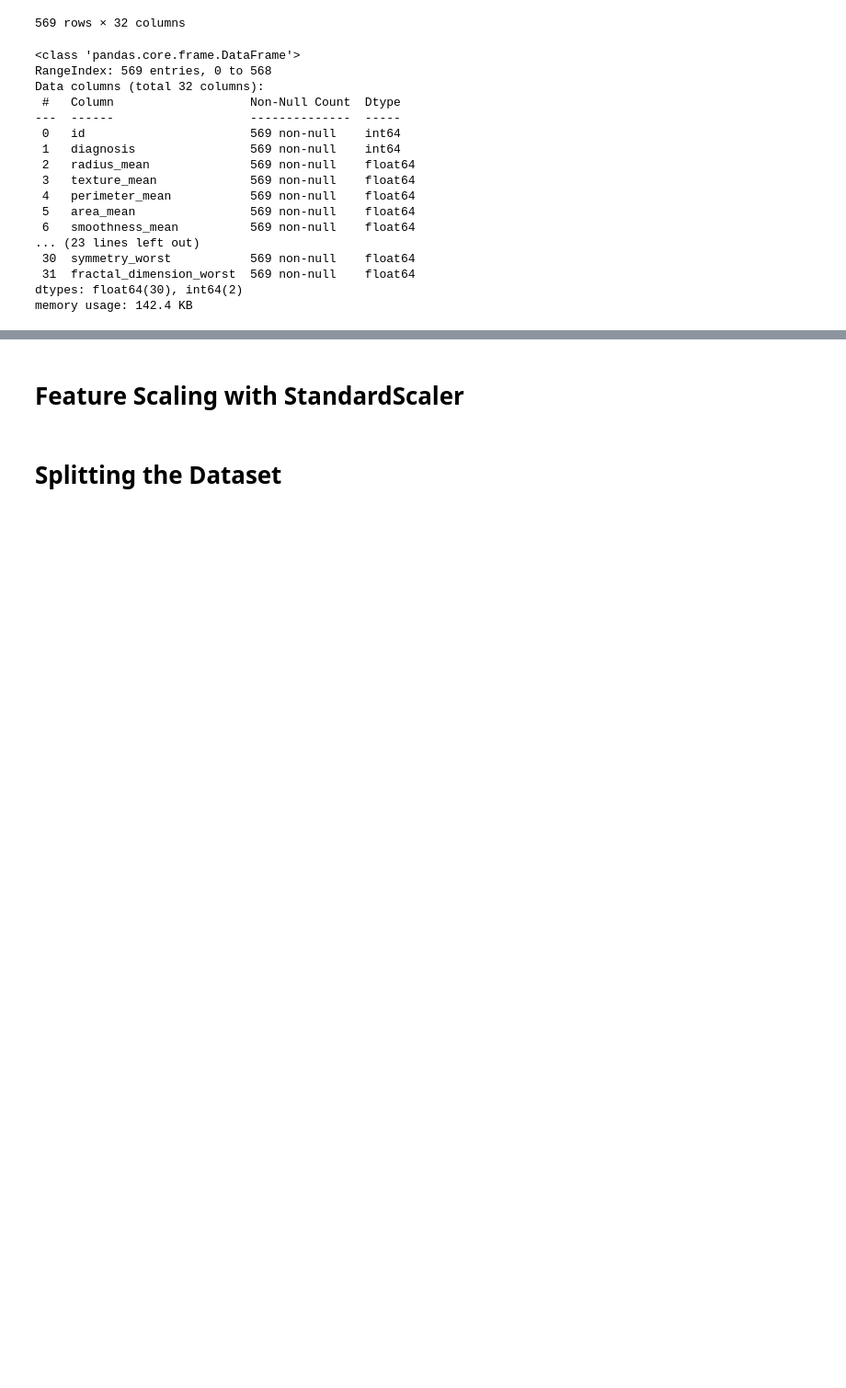
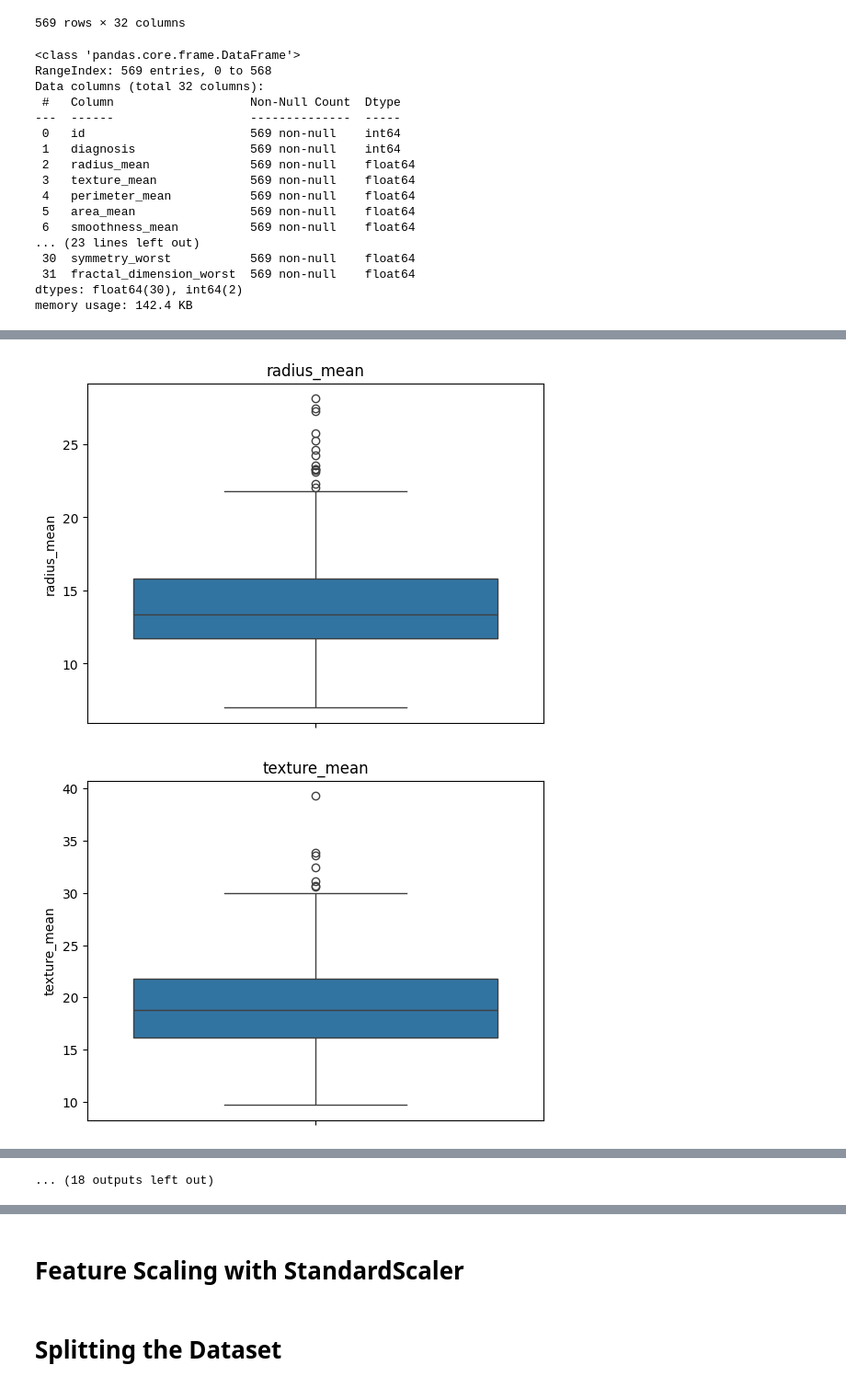
Before and after one commit to Abdelaziz-Mohamed-eng/breast-cancer-prediction-app, a Jupyter notebook: wdbc.ipynb, the cells around one changed output, grey strips where cells are left out. Shown at 92% size. Saved outputs shown, nothing was run; the diff lists cells and outputs as text; code cells hidden in the pictures; blank space fills up the shorter version.

```diff
--- a/wdbc.ipynb
+++ b/wdbc.ipynb
@@ -123,0 +136,8 @@ y = df["diagnosis"]
+# %%
+for col in x.columns:
+    sns.boxplot(df[col])
+    plt.title(col)
+    plt.show()
+# %% [output]
+[figure, added]
+[figure, added]
@@ -123,0 +154 @@ y = df["diagnosis"]
+... (18 outputs left out)
```
Also changed, not shown: parts of 9 cells of this notebook, 2 other files.
